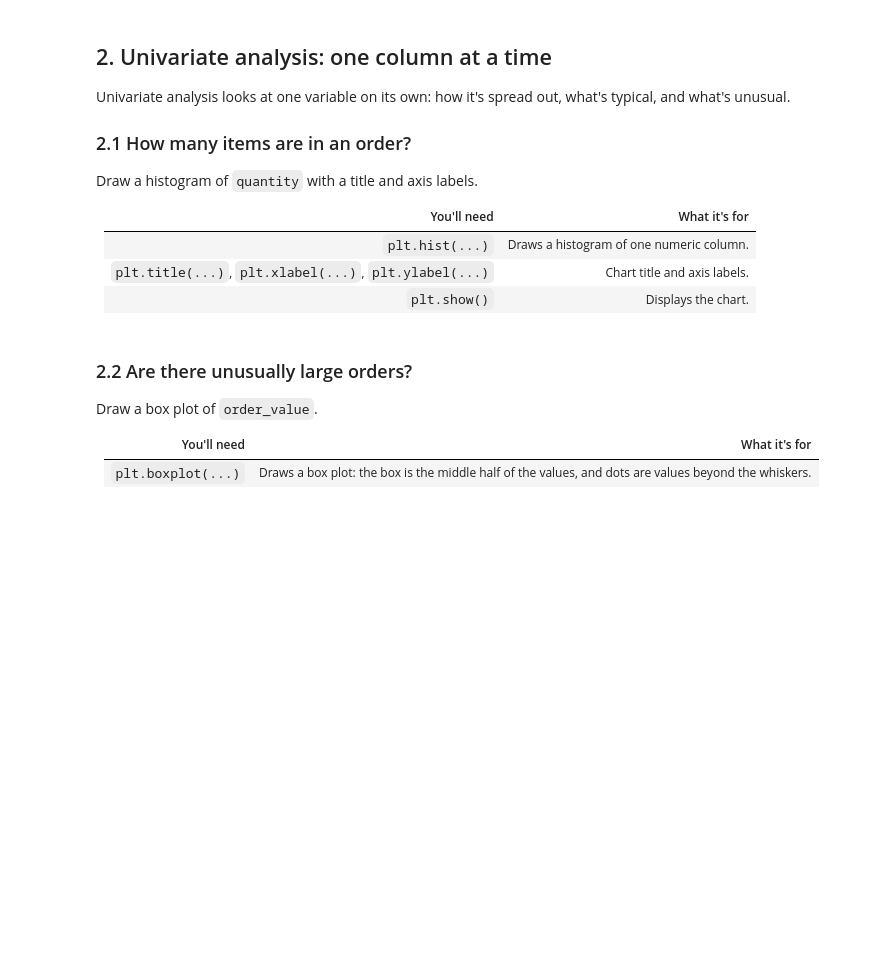
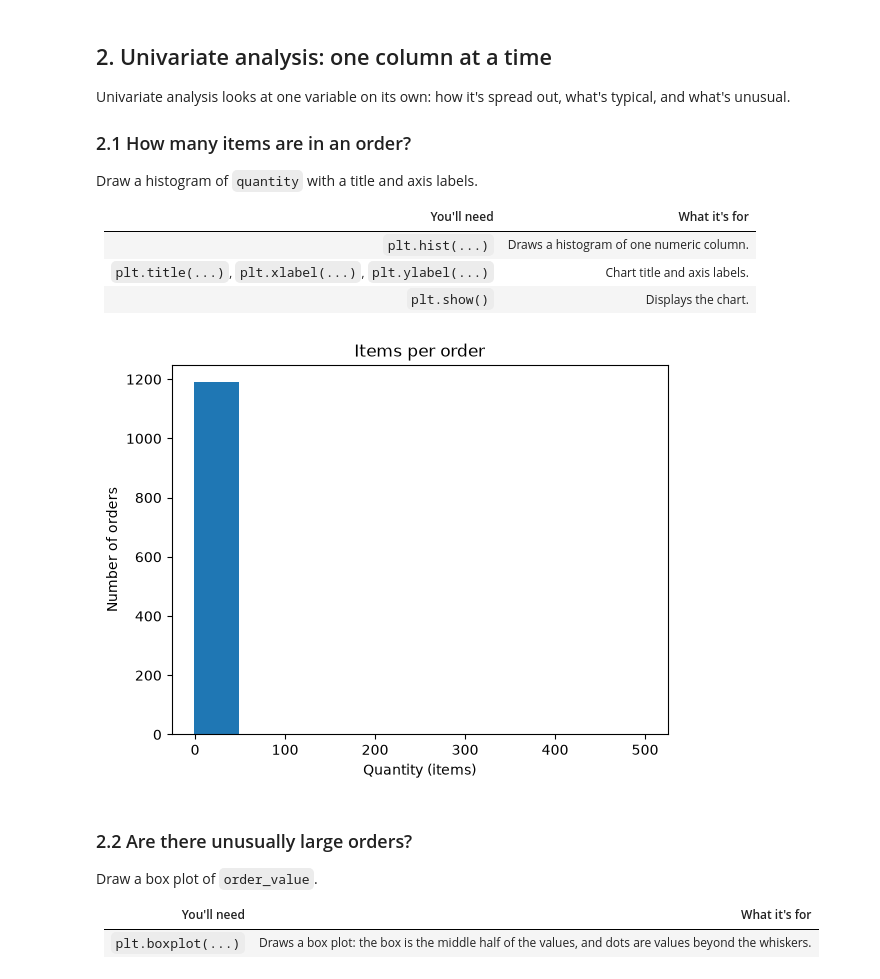
Before and after one commit to dsabatier/2501, a Jupyter notebook: student/lesson-22/eda_bike_shop_starter.ipynb, the cells around one changed output. Cells and saved outputs as stored; diff of their text form; code cells hidden in the pictures; blank space fills up the shorter version.

```diff
--- a/student/lesson-22/eda_bike_shop_starter.ipynb
+++ b/student/lesson-22/eda_bike_shop_starter.ipynb
@@ -40,3 +40,8 @@ Load `bike_shop_orders.csv` into a DataFrame called `orders`, with `order_date`
 | `pd.read_csv(..., parse_dates=[...])` | Reads the file and turns the listed columns into datetimes as it loads. |
 | `.shape` | An attribute holding (rows, columns). |
 | `.head()` | Shows the first five rows. |
+# %%
+orders = pd.read_csv("bike_shop_orders.csv", parse_dates=["order_date"])
+
+print(orders.shape)
+orders.head()
@@ -85,3 +152,11 @@ EDA isn't the time for a full clean, but three fixes are safe because there's no
 | `.str.strip()`, `.str.title()` | String methods through the `.str` accessor: remove spaces at both ends, and capitalize each word. |
 | `.replace(..., ...)` | Swaps one value for another. |
 | `orders["new_column"] = ...` | Creating a column from arithmetic on other columns. |
+# %%
+orders = orders.drop_duplicates()
+orders["city"] = orders["city"].str.strip().str.title().replace("St Albert", "St. Albert")
+
+orders["order_value"] = orders["quantity"] * orders["unit_price"]
+
+print(orders.shape)
+orders["city"].value_counts(dropna=False)
@@ -99,6 +184,14 @@ Draw a histogram of `quantity` with a title and axis labels.
 | `plt.hist(...)` | Draws a histogram of one numeric column. |
 | `plt.title(...)`, `plt.xlabel(...)`, `plt.ylabel(...)` | Chart title and axis labels. |
 | `plt.show()` | Displays the chart. |
+# %%
+plt.hist(orders["quantity"])
+plt.title("Items per order")
+plt.xlabel("Quantity (items)")
+plt.ylabel("Number of orders")
+plt.show()
+# %% [output]
+[figure, added]
 # %% [markdown]
 ### 2.2 Are there unusually large orders?
 
```
Also changed, not shown: parts of 14 cells of this notebook, 1 other file.
